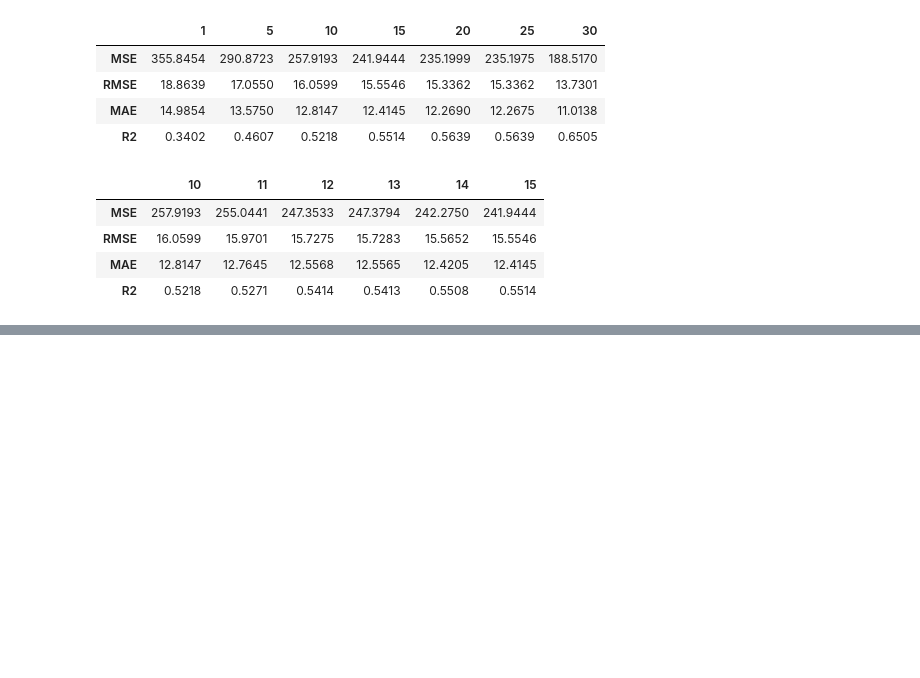
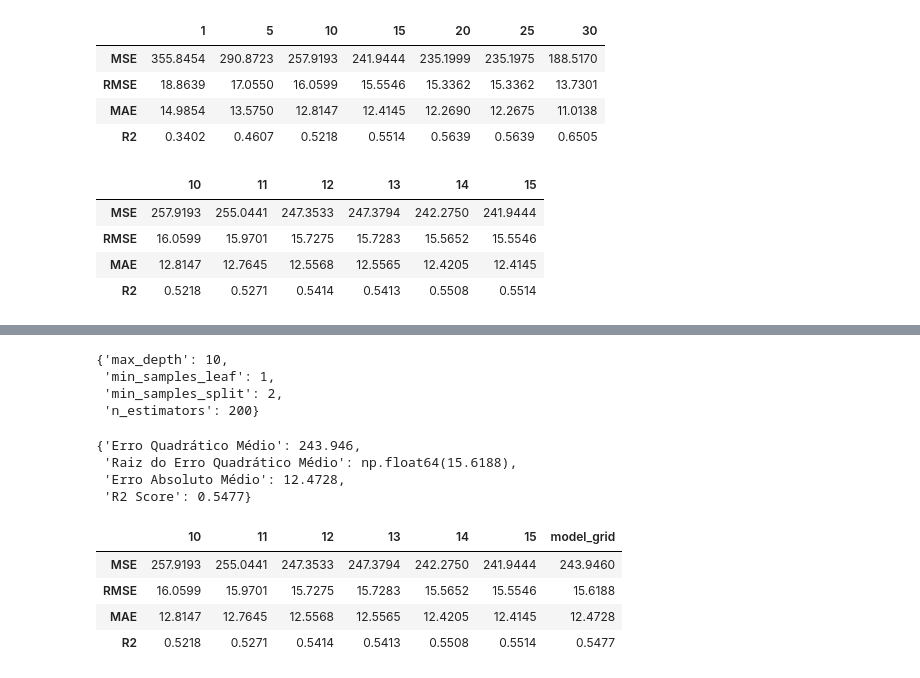
Before and after one commit to JCrpa/curso18_ia_aumentada_prevendo_atrasos_voos, a Jupyter notebook: ia_aumentada_prevendo_atrasos_voos.ipynb, the cells around one changed output, grey strips where cells are left out. Cells and saved outputs as stored; diff of their text form; code cells hidden in the pictures; blank space fills up the shorter version.

```diff
--- a/ia_aumentada_prevendo_atrasos_voos.ipynb
+++ b/ia_aumentada_prevendo_atrasos_voos.ipynb
@@ -675,0 +678,8 @@ X_train, X_test, y_train, y_test = train_test_split(X_selected_features, y, rand
+# %%
+# Dicionário de parâmetros para o GridSearchCV
+param_grid = {
+    'max_depth': [5, 10, 15],
+    'min_samples_leaf': [1, 2, 3],
+    'min_samples_split': [2, 4, 6],
+    'n_estimators': [100, 150, 200]
+}
@@ -675,0 +689,7 @@ X_train, X_test, y_train, y_test = train_test_split(X_selected_features, y, rand
+# %%
+# Definir o objeto KFold para validação cruzada
+cv = KFold(n_splits=5, shuffle=True, random_state=42)
+# Criar o objeto GridSearchCV com o modelo RandomForestRegressor
+model_grid = GridSearchCV(RandomForestRegressor(random_state=42), param_grid=param_grid, scoring='r2', cv=cv)
+# Treinar o modelo com o GridSearchCV
+model_grid.fit(X_train, y_train)
@@ -675,0 +704,29 @@ X_train, X_test, y_train, y_test = train_test_split(X_selected_features, y, rand
+# %%
+# Exibir os melhores parâmetros encontrados pelo GridSearchCV
+model_grid.best_params_
+# %% [output]
+{'max_depth': 10,
+ 'min_samples_leaf': 1,
+ 'min_samples_split': 2,
+ 'n_estimators': 200}
+# %%
+# Fazer previsões com o modelo treinado com GridSearchCV
+y_pred_model_grid = model_grid.predict(X_test)
+# Calcular as métricas de regressão
+metricas_model_grid = calcular_metricas_regressao(y_test, y_pred_model_grid)
+metricas_model_grid
+# %% [output]
+{'Erro Quadrático Médio': 243.946,
+ 'Raiz do Erro Quadrático Médio': np.float64(15.6188),
+ 'Erro Absoluto Médio': 12.4728,
+ 'R2 Score': 0.5477}
+# %%
+# Criar DataFrame para armazenar os resultados das métricas
+results_df['model_grid'] = list(metricas_model_grid.values())
+results_df
+# %% [output]
+|  | 10 | 11 | 12 | 13 | 14 | 15 | model_grid |
+| MSE | 257.9193 | 255.0441 | 247.3533 | 247.3794 | 242.2750 | 241.9444 | 243.9460 |
+| RMSE | 16.0599 | 15.9701 | 15.7275 | 15.7283 | 15.5652 | 15.5546 | 15.6188 |
+| MAE | 12.8147 | 12.7645 | 12.5568 | 12.5565 | 12.4205 | 12.4145 | 12.4728 |
+| R2 | 0.5218 | 0.5271 | 0.5414 | 0.5413 | 0.5508 | 0.5514 | 0.5477 |
```
Also changed, not shown: parts of 3 cells of this notebook.
